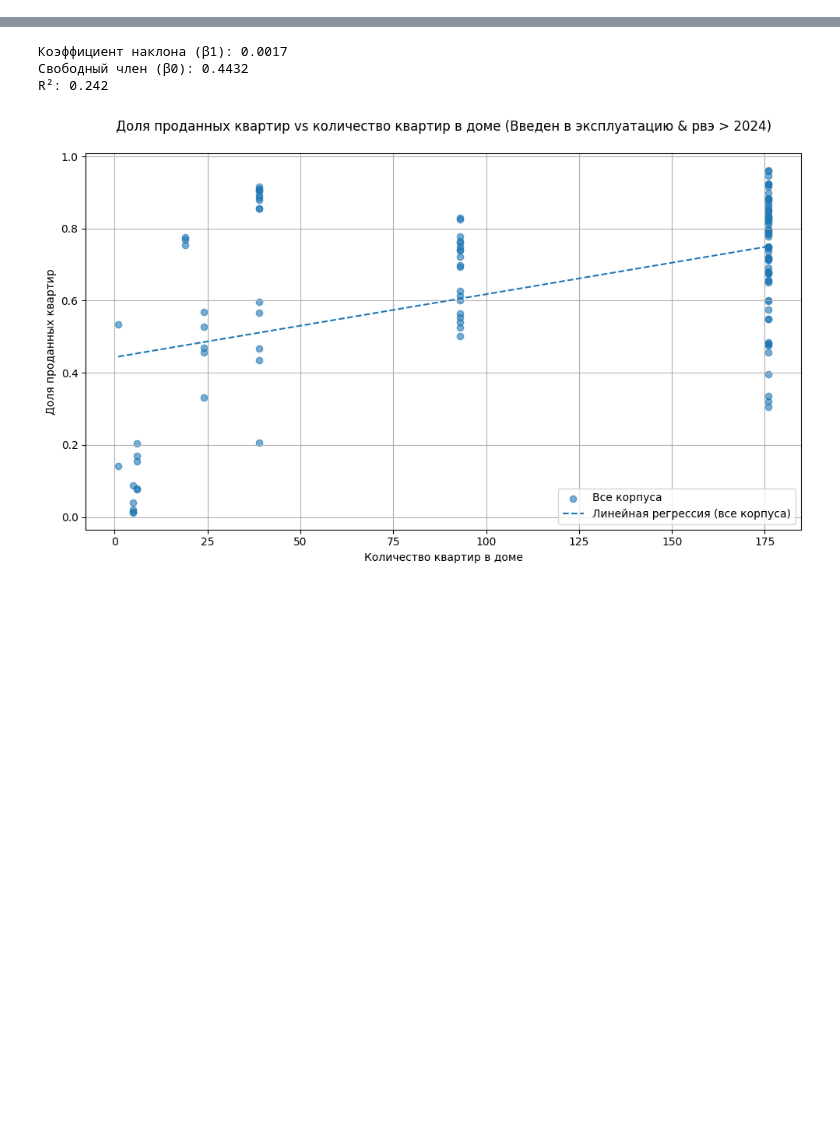
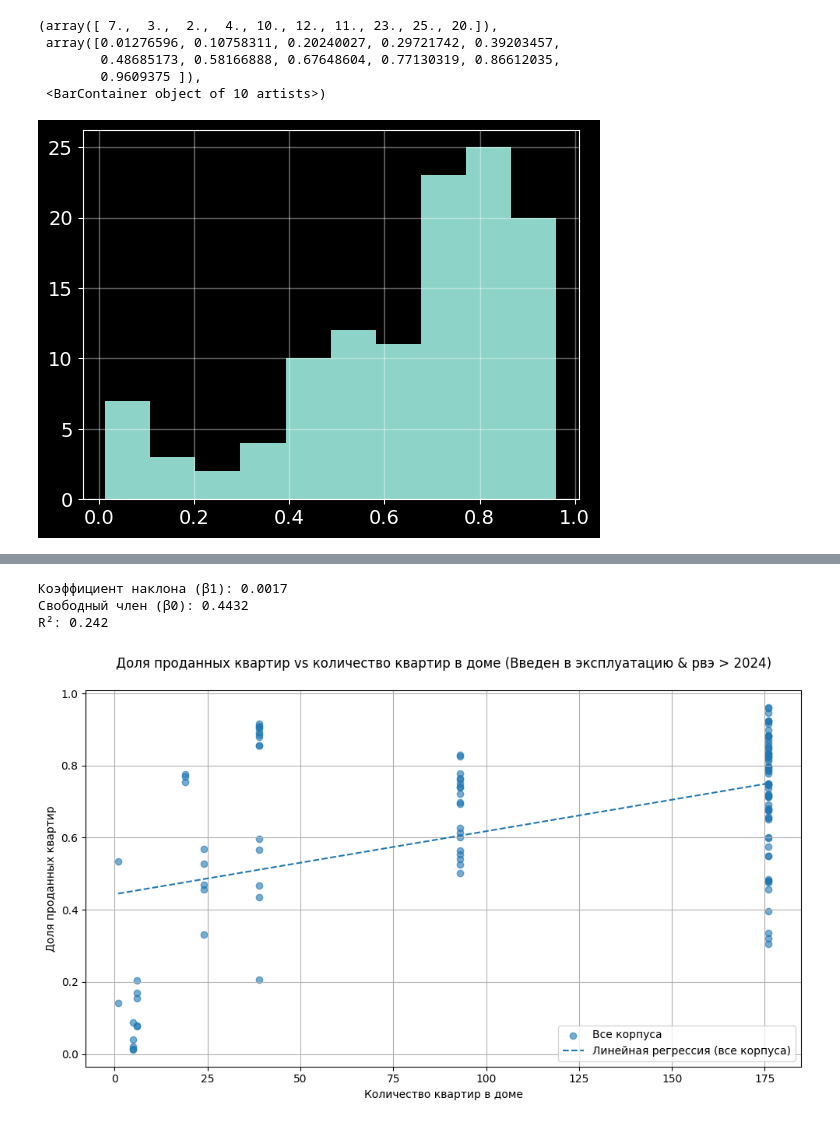
Before and after one commit to leofaraf/vibrosi, a Jupyter notebook: riskmodel.ipynb, the cells around one changed output, grey strips where cells are left out. Drawn from its saved outputs; the diff is of its cells as text; code cells hidden in the pictures; blank space fills up the shorter version.

```diff
--- a/riskmodel.ipynb
+++ b/riskmodel.ipynb
@@ -222,0 +307,9 @@ buildings_group_df
+# %%
+plt.hist(buildings_group_df["sales_share"])
+# %% [output]
+(array([ 7.,  3.,  2.,  4., 10., 12., 11., 23., 25., 20.]),
+ array([0.01276596, 0.10758311, 0.20240027, 0.29721742, 0.39203457,
+        0.48685173, 0.58166888, 0.67648604, 0.77130319, 0.86612035,
+        0.9609375 ]),
+ <BarContainer object of 10 artists>)
+[figure, added]
```
Also changed, not shown: parts of 11 cells of this notebook.
